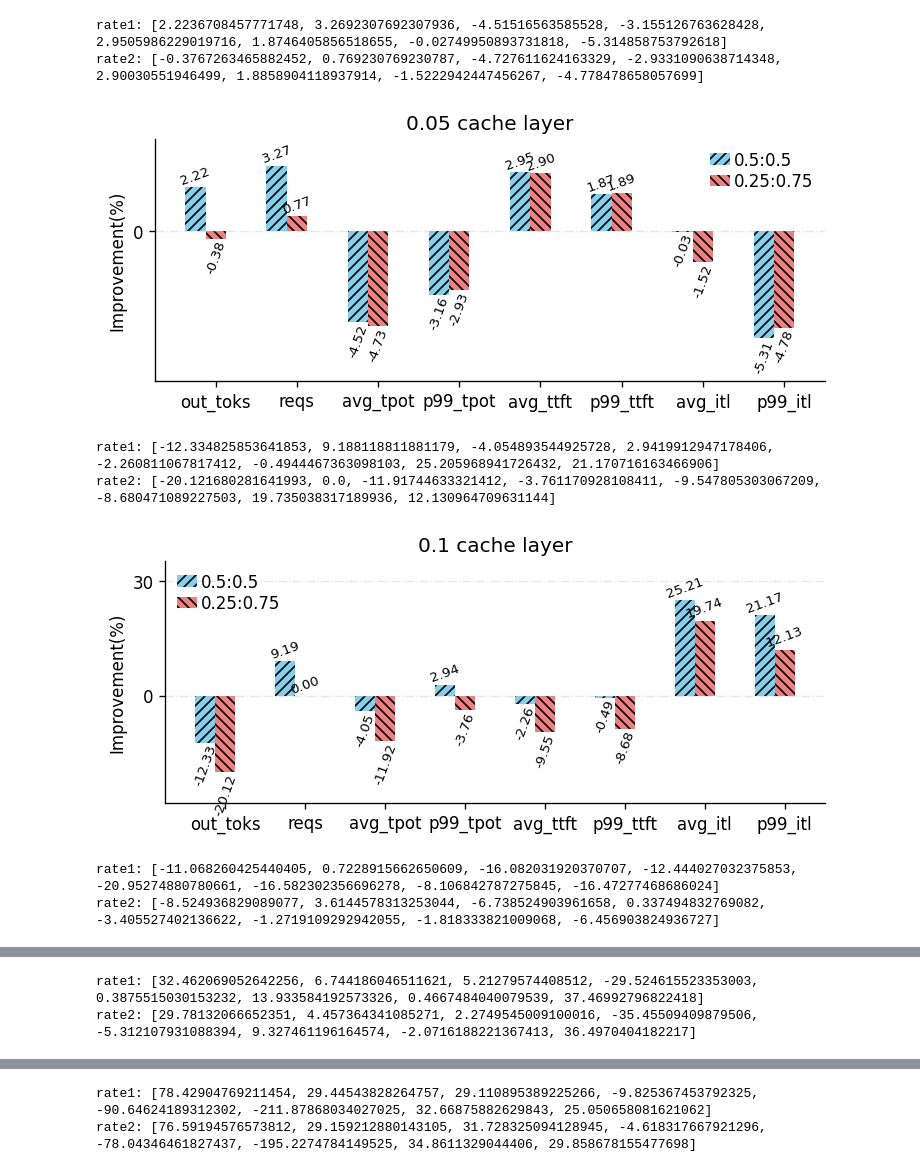
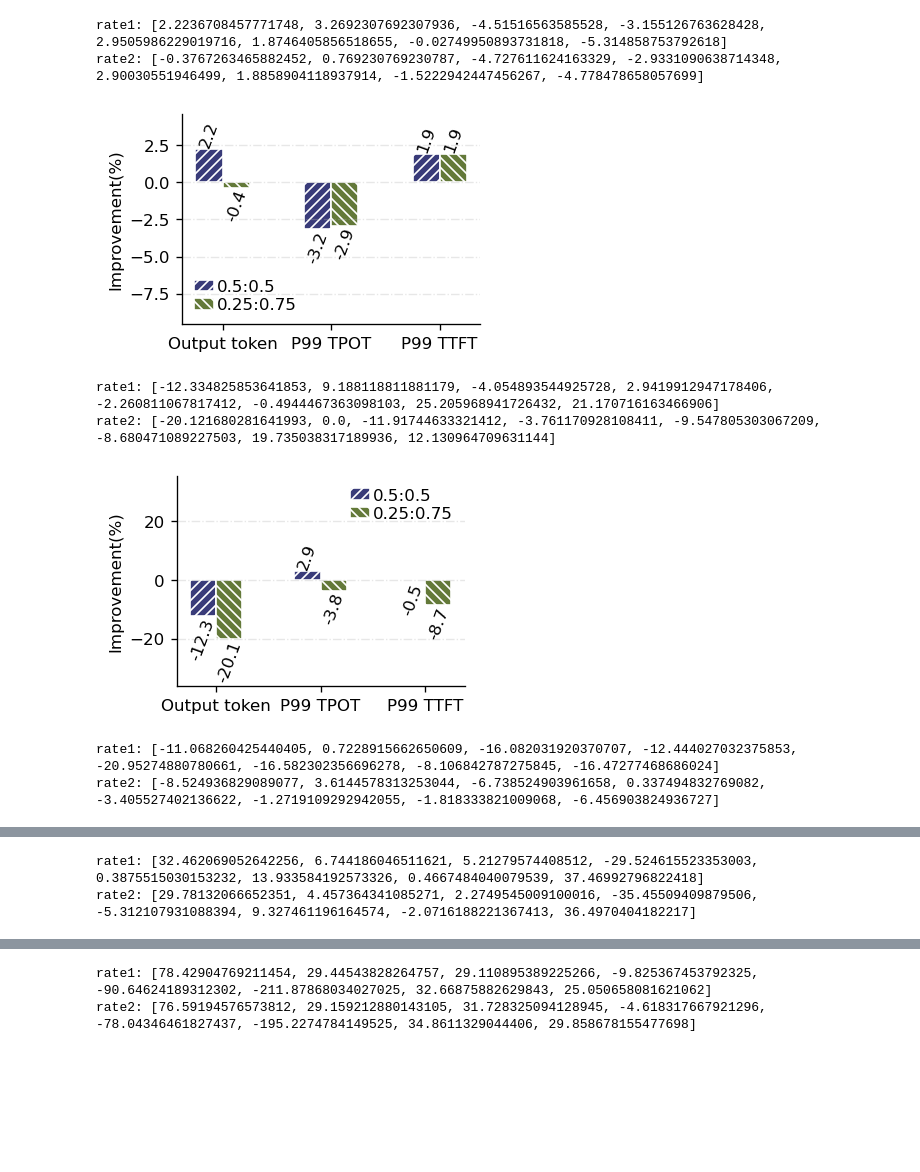
Before and after one commit to chenwenyan/eLLM, a Jupyter notebook: examples/results/hfuse_analysis.ipynb, the cells around one changed output, grey strips where cells are left out. Saved outputs shown, nothing was run; the diff lists cells and outputs as text; code cells hidden in the pictures; blank space fills up the shorter version.

```diff
--- a/examples/results/hfuse_analysis.ipynb
+++ b/examples/results/hfuse_analysis.ipynb
@@ -106,32 +144,63 @@ def plot_bar(rate1, rate2, store_cache_layer, req_rate):
+# %%
+def plot_bar(rate1, rate2, store_cache_layer, req_rate):
+    fig = plt.figure(figsize=(3, 2), dpi=120)
+    ax = fig.add_subplot(111)
+    bar_width = 0.25
+    filtered_rate1 = [rate1[0], rate1[3],rate1[5]]
+    filtered_rate2 = [rate2[0], rate2[3],rate2[5]]
+    ax.bar(np.arange(3), filtered_rate1, bar_width, label='0.5:0.5', color=plt.cm.tab20b(0/5), hatch=hatches[0], edgecolor='white')
+    ax.bar(np.arange(3)+bar_width, filtered_rate2, bar_width, label='0.25:0.75', color=plt.cm.tab20b(1/5), hatch=hatches[1], edgecolor='white')
+    for x, y in zip(np.arange(3), filtered_rate1):
+        if y >= 0: ax.text(x, y, f'{y:.1f}', ha='center', va='bottom', rotation=70, fontsize=10)
+        else: ax.text(x, y, f'{y:.1f}', ha='center', va='top', rotation=70, fontsize=10)
+    for x, y in zip(np.arange(3)+bar_width, filtered_rate2):
+        if y >= 0: ax.text(x, y, f'{y:.1f}', ha='center', va='bottom', rotation=70, fontsize=10)
+        else: ax.text(x, y, f'{y:.1f}', ha='center', va='top', rotation=70, fontsize=10)
+    ax.set_xticklabels(['Output token', 'P99 TPOT', 'P99 TTFT'], rotation=0)
+    ax.set_xticks(np.arange(3)+0.5*bar_width)
+    ax.set_ylabel('Improvement(%)')
+    ax.spines['right'].set_visible(False)
+    ax.spines['top'].set_visible(False)
+    ax.set_ylim(min(min(rate1), min(rate2))*1.8, max(max(rate1), max(rate2))*1.4)
+
+    ax.grid(linestyle='-.', alpha=0.3, axis='y')
+    ax.legend(loc='best', ncol=1, frameon=False, columnspacing=0.2, labelspacing=0.2, handlelength=1.2, handletextpad=0.2, borderaxespad=0.2, borderpad=0.5)
+    if req_rate == 500:
+        ax.legend(loc='lower left', ncol=1, frameon=False, columnspacing=0.2, labelspacing=0.2, handlelength=1.2, handletextpad=0.2, borderaxespad=0.2, borderpad=0.5)
+    else:
+        ax.legend(loc='best', ncol=1, frameon=False, columnspacing=0.2, labelspacing=0.2, handlelength=1.2, handletextpad=0.2, borderaxespad=0.2, borderpad=0.5)
+    plt.tight_layout(pad=0.1, w_pad=0.1, h_pad=0.1)
+    plt.savefig(f'./{store_cache_layer}_{req_rate}_hfusion.pdf')
+    plt.show()
 # %%
 model_name = 'meta-llama_Llama-2-13b-hf'
 gpu_utilization = 0.7
 rates = ['0.5:0.5', '0.75:0.25']
 num_threads = [64, 32]
 store_cache_layers = [0.05, 0.1, 0.2, 0.25, 0.5]
 # store_cache_layers = [0.05]
 for store_cache_layer in store_cache_layers:
     output_tokens_imps, reqs_imps, mean_tpot_imps, p99_tpot_imps, mean_ttft_imps, p99_ttft_imps, mean_itl_imps, p99_itl_imps = [], [], [], [], [], [], [], []
     rate_values = []
     for i in range(len(num_threads)):
         DATA_DIR = f'{DATA_PATH}dllm_org_128_hfusion_{num_threads[i]}'
         output_tokens_imp, reqs_imp, mean_tpot_imp, p99_tpot_imp, mean_ttft_imp, p99_ttft_imp, mean_itl_imp, p99_itl_imp = get_norm_res(model_name, gpu_utilization, 300, 300, store_cache_layer, DATA_DIR)
         output_tokens_imps.append(np.mean(output_tokens_imp))
         reqs_imps.append(np.mean(reqs_imp))
         mean_tpot_imps.append(np.mean(mean_tpot_imp))
         p99_tpot_imps.append(np.mean(p99_tpot_imp))
         mean_ttft_imps.append(np.mean(mean_ttft_imp))
         p99_ttft_imps.append(np.mean(p99_ttft_imp))
         mean_itl_imps.append(np.mean(mean_itl_imp))
         p99_itl_imps.append(np.mean(p99_itl_imp))
         rate_values.append([np.mean(output_tokens_imp), np.mean(reqs_imp), np.mean(mean_tpot_imp), np.mean(p99_tpot_imp), np.mean(mean_ttft_imp), np.mean(p99_ttft_imp), np.mean(mean_itl_imp), np.mean(p99_itl_imp)])
-    plot_bar(rate_values[0], rate_values[1], store_cache_layer)
+    plot_bar(rate_values[0], rate_values[1], store_cache_layer, 300)
 # %% [output]
 rate1: [2.2236708457771748, 3.2692307692307936, -4.51516563585528, -3.155126763628428, 2.9505986229019716, 1.8746405856518655, -0.02749950893731818, -5.314858753792618]
 rate2: [-0.3767263465882452, 0.769230769230787, -4.727611624163329, -2.9331090638714348, 2.90030551946499, 1.8858904118937914, -1.5222942447456267, -4.778478658057699]
-[figure, old version]
+[figure, new version]
 rate1: [-12.334825853641853, 9.188118811881179, -4.054893544925728, 2.9419912947178406, -2.260811067817412, -0.4944467363098103, 25.205968941726432, 21.170716163466906]
 rate2: [-20.121680281641993, 0.0, -11.91744633321412, -3.761170928108411, -9.547805303067209, -8.680471089227503, 19.735038317189936, 12.130964709631144]
-[figure, old version]
+[figure, new version]
 rate1: [-11.068260425440405, 0.7228915662650609, -16.082031920370707, -12.444027032375853, -20.95274880780661, -16.582302356696278, -8.106842787275845, -16.47277468686024]
 rate2: [-8.524936829089077, 3.6144578313253044, -6.738524903961658, 0.337494832769082, -3.405527402136622, -1.2719109292942055, -1.818333821009068, -6.456903824936727]
```
Also changed, not shown: parts of 8 cells of this notebook, 14 other files.
